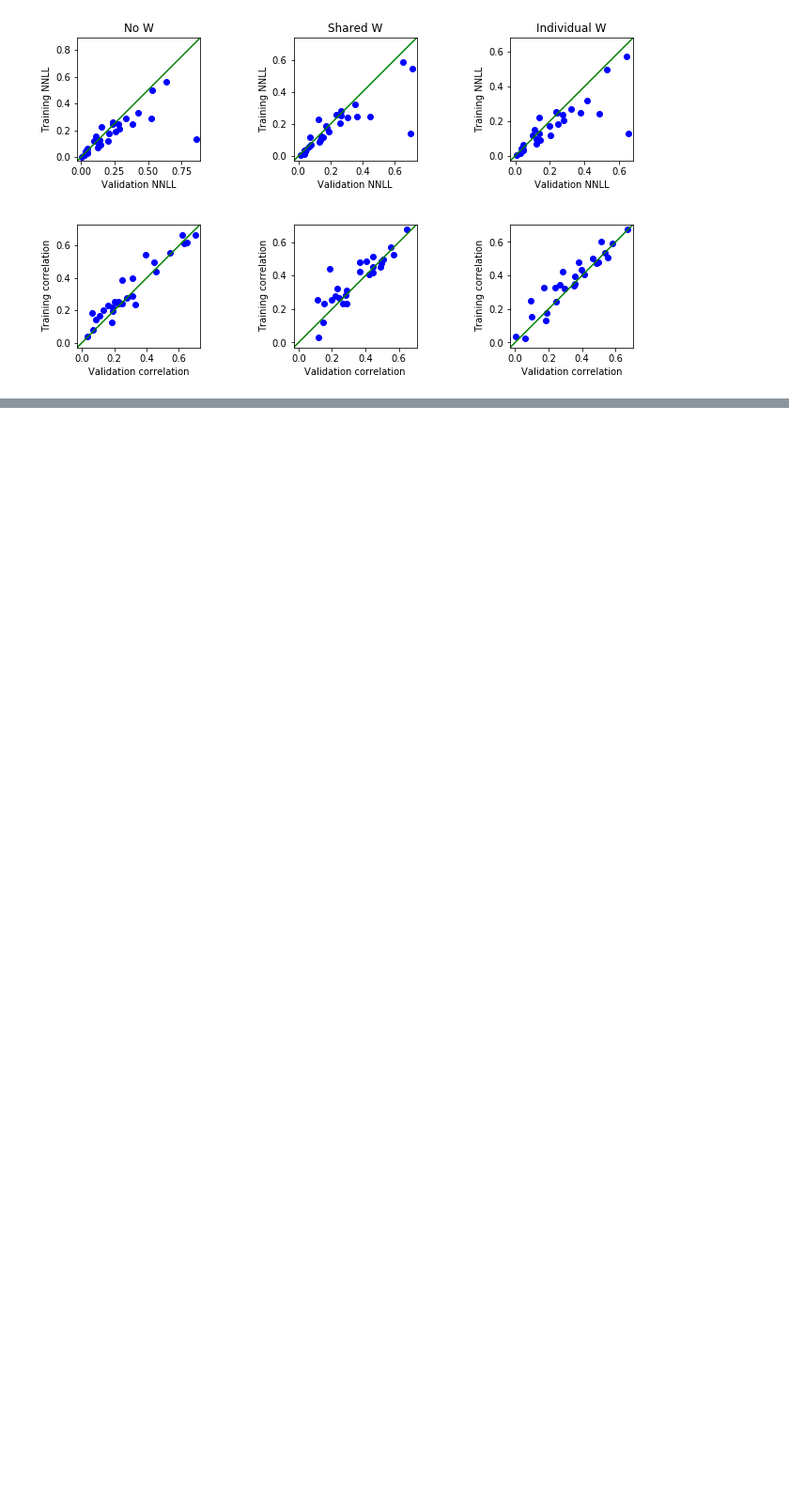
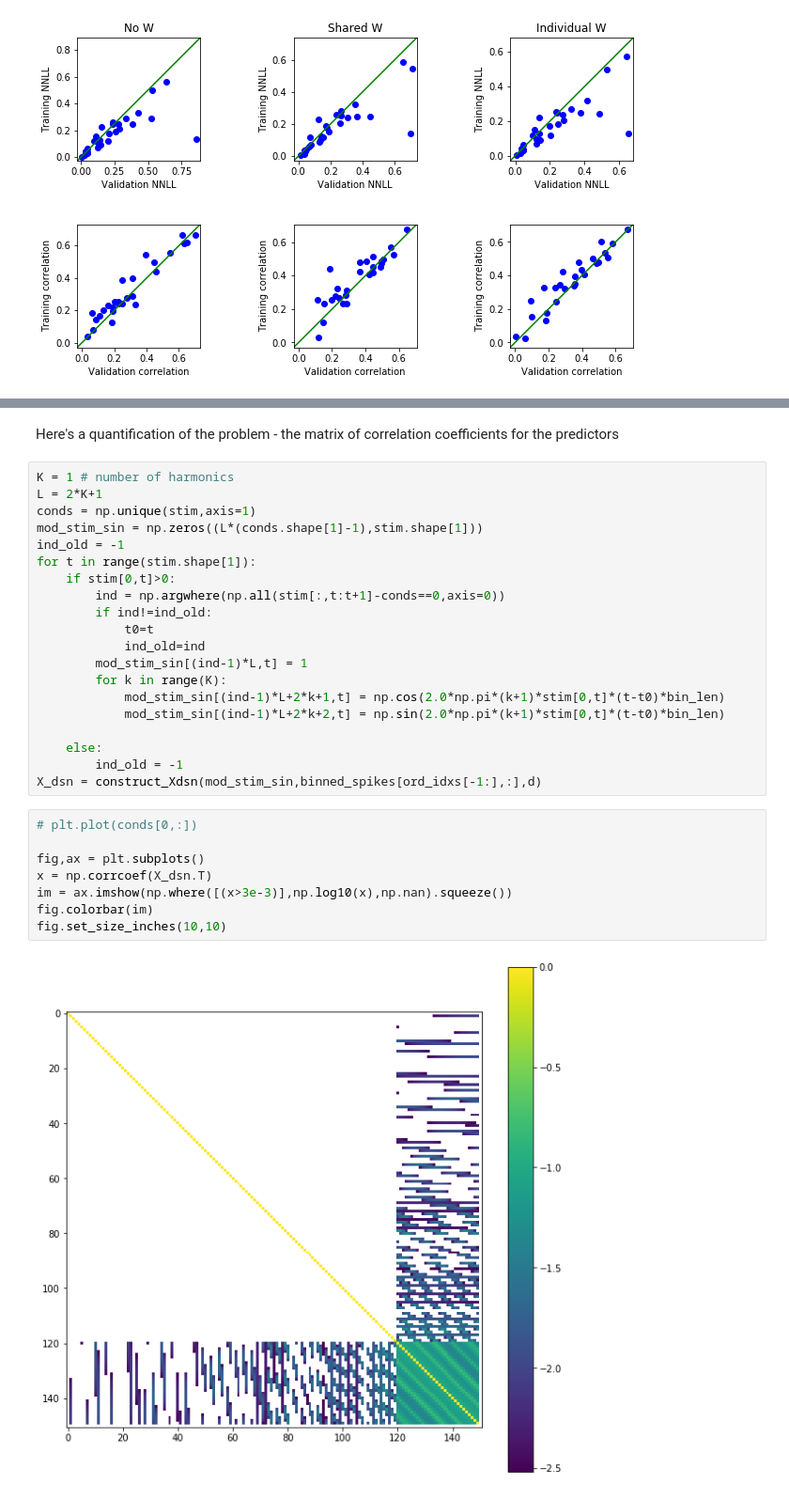
Before and after one commit to zdeblick/fun-con, a Jupyter notebook: Report.ipynb, the cells around one changed output, grey strips where cells are left out. Shown at 94% size. Cells and saved outputs as stored; diff of their text form; blank space fills up the shorter version.

```diff
--- a/Report.ipynb
+++ b/Report.ipynb
@@ -622,0 +737,32 @@ fig.set_size_inches(8,8)
+# %% [markdown]
+Here's a quantification of the problem - the matrix of correlation coefficients for the predictors
+# %%
+K = 1 # number of harmonics
+L = 2*K+1
+conds = np.unique(stim,axis=1)
+mod_stim_sin = np.zeros((L*(conds.shape[1]-1),stim.shape[1]))
+ind_old = -1
+for t in range(stim.shape[1]):
+    if stim[0,t]>0:
+        ind = np.argwhere(np.all(stim[:,t:t+1]-conds==0,axis=0))
+        if ind!=ind_old:
+            t0=t
+            ind_old=ind
+        mod_stim_sin[(ind-1)*L,t] = 1
+        for k in range(K):
+            mod_stim_sin[(ind-1)*L+2*k+1,t] = np.cos(2.0*np.pi*(k+1)*stim[0,t]*(t-t0)*bin_len)
+            mod_stim_sin[(ind-1)*L+2*k+2,t] = np.sin(2.0*np.pi*(k+1)*stim[0,t]*(t-t0)*bin_len)
+
+    else:
+        ind_old = -1
+X_dsn = construct_Xdsn(mod_stim_sin,binned_spikes[ord_idxs[-1:],:],d)
+# %%
+# plt.plot(conds[0,:])
+
+fig,ax = plt.subplots()
+x = np.corrcoef(X_dsn.T)
+im = ax.imshow(np.where([(x>3e-3)],np.log10(x),np.nan).squeeze())
+fig.colorbar(im)
+fig.set_size_inches(10,10)
+# %% [output]
+[figure, added]
```
Also changed, not shown: parts of 24 cells of this notebook, 16 other files.
